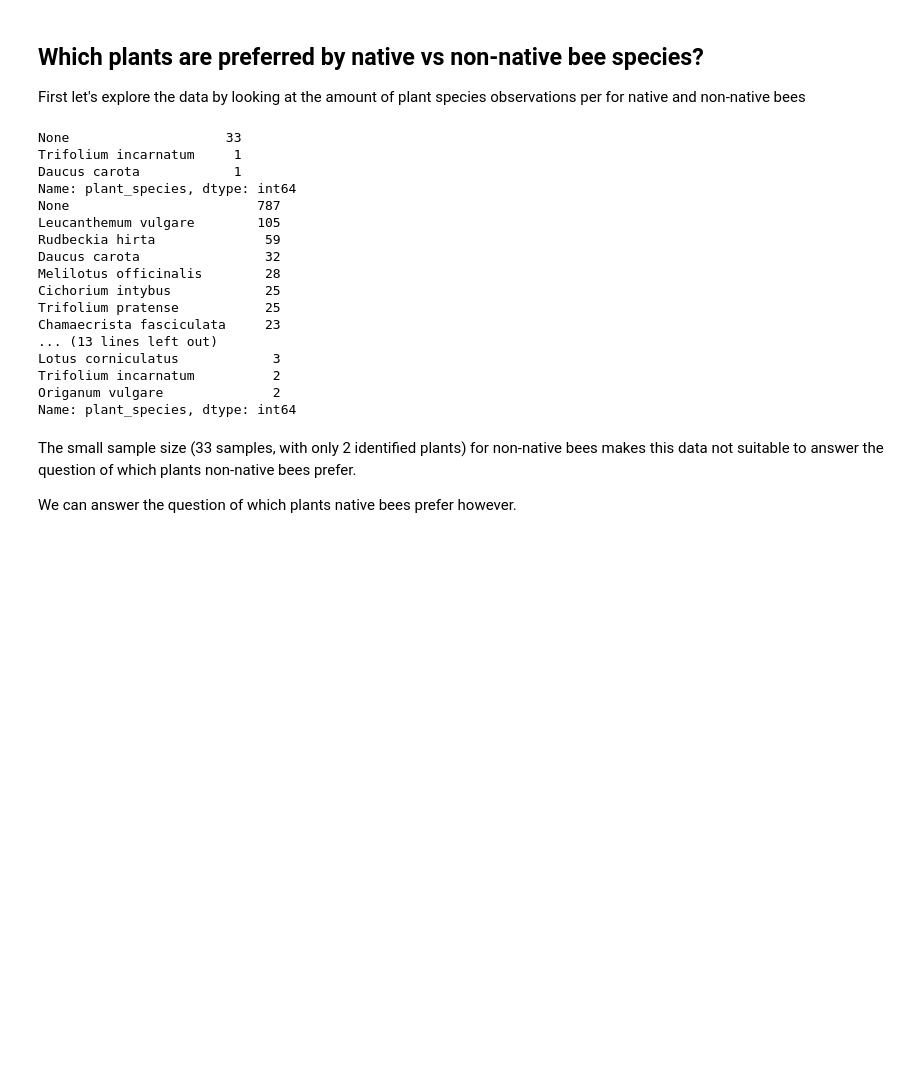
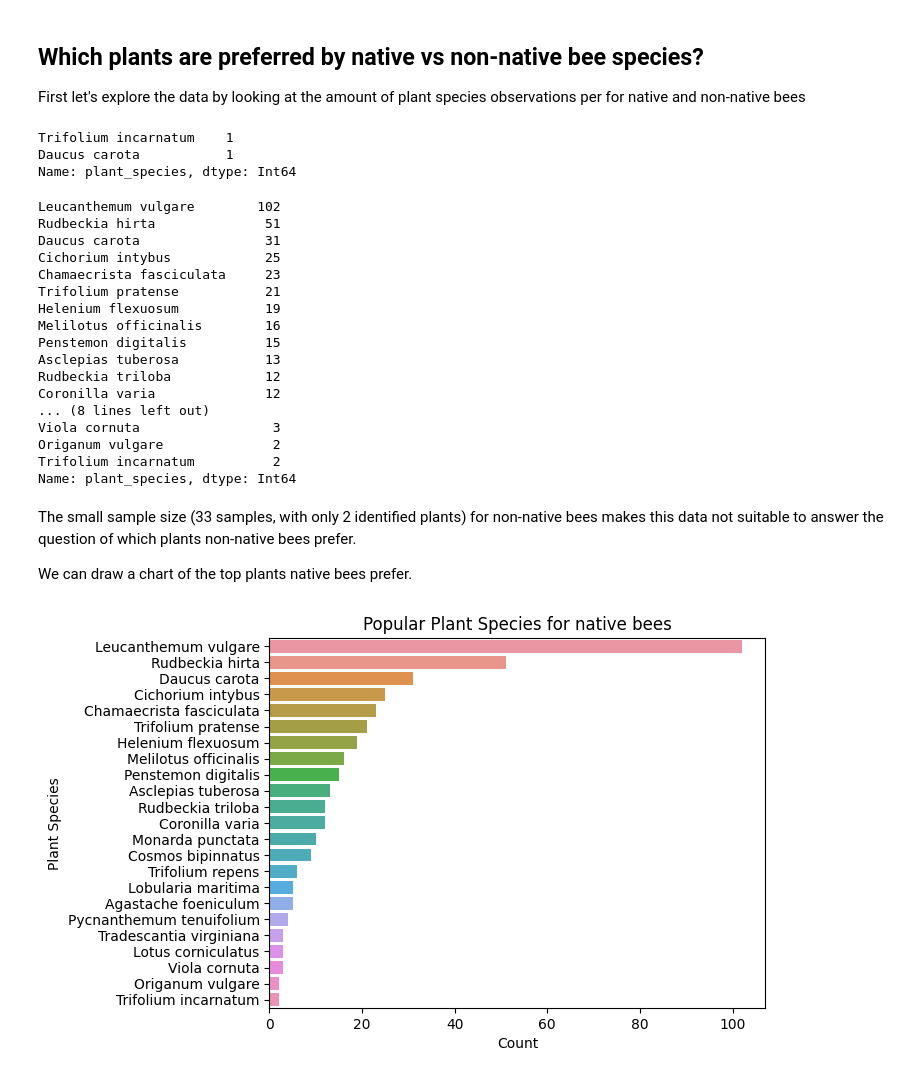
Before and after one commit to dtt101/alchemy, a Jupyter notebook: notebooks/competition-bees.ipynb, the cells around one changed output. Cells and saved outputs as stored; diff of their text form; code cells hidden in the pictures; blank space fills up the shorter version.

Commit message:
Chart for popular plant species for native bees

```diff
--- a/notebooks/competition-bees.ipynb
+++ b/notebooks/competition-bees.ipynb
@@ -129,21 +129,18 @@ import numpy as np
 # convert date column to datetime
 data['date'] = pd.to_datetime(data['date'])
 
-# convert season, site, columns, sampling to category
+# convert season, site, columns, sampling, sex to category
 data['season'] = data['season'].astype('category')
 data['site'] = data['site'].astype('category')
 data['sampling'] = data['sampling'].astype('category')
+data['sex'] = data['sex'].astype('category')
 
-# convert native_or_non from string to boolean
+# convert native_or_non from string to boolean, with a better name
 data['native_plant'] = data['native_or_non'].map({'native': True, 'non-native': False})
 # drop the original native_or_non column
 data = data.drop('native_or_non', axis=1)
 
-# convert nonnative_bee column to boolean, first setting n/a value to 0.0
-data['nonnative_bee'] = data['nonnative_bee'].fillna(0.0)
-data['nonnative_bee'] = data['nonnative_bee'].astype('bool')
-
-# convert plant_species to string, replacing None with np.nan
+# convert following to string (dealing with different empty values appropriately)
 data['plant_species'] = data['plant_species'].replace('None', np.nan).astype('string')
-
-data.head(5)
+data['bee_species'] = data['bee_species'].astype('string')
+data['specialized_on'] = data['specialized_on'].astype('string')
@@ -160,27 +150,49 @@ data.head(5)
 First let's explore the data by looking at the amount of plant species observations per for native and non-native bees
 # %%
 # show plant_species for non_native_bee values of 1 and 0
-print(data[data['nonnative_bee'] == True]['plant_species'].value_counts())
-print(data[data['nonnative_bee'] == False]['plant_species'].value_counts())
+display(data[data['nonnative_bee'] == 1]['plant_species'].value_counts())
+display(data[data['nonnative_bee'] == 0]['plant_species'].value_counts())
 # %% [output]
-None                    33
-Trifolium incarnatum     1
-Daucus carota            1
-Name: plant_species, dtype: int64
-None                        787
-Leucanthemum vulgare        105
-Rudbeckia hirta              59
-Daucus carota                32
-Melilotus officinalis        28
-Cichorium intybus            25
-Trifolium pratense           25
-Chamaecrista fasciculata     23
-... (13 lines left out)
-Lotus corniculatus            3
-Trifolium incarnatum          2
-Origanum vulgare              2
-Name: plant_species, dtype: int64
+Trifolium incarnatum    1
+Daucus carota           1
+Name: plant_species, dtype: Int64
+Leucanthemum vulgare        102
+Rudbeckia hirta              51
+Daucus carota                31
+Cichorium intybus            25
+Chamaecrista fasciculata     23
+Trifolium pratense           21
+Helenium flexuosum           19
+Melilotus officinalis        16
+Penstemon digitalis          15
+Asclepias tuberosa           13
+Rudbeckia triloba            12
+Coronilla varia              12
+... (8 lines left out)
+Viola cornuta                 3
+Origanum vulgare              2
+Trifolium incarnatum          2
+Name: plant_species, dtype: Int64
 # %% [markdown]
 The small sample size (33 samples, with only 2 identified plants) for non-native bees makes this data not suitable to answer the question of which plants non-native bees prefer.
 
-We can answer the question of which plants native bees prefer however.
+We can draw a chart of the top plants native bees prefer.
+# %%
+# drop a horizontal bar chart of the top ten plant_species where nonnative_bee is 0
+# data[data['nonnative_bee'] == 0]['plant_species'].value_counts().head(10).plot.barh()
+
+import seaborn as sns
+
+# countplot of plant_species where nonnative_bee = 0 sorted by highest count
+chart = sns.countplot(
+    data=data[data['nonnative_bee'] == 0],
+    y='plant_species',
+    order=data[data['nonnative_bee'] == 0]['plant_species'].value_counts().index
+    )
+labels = chart.set(
+    xlabel="Count",
+    ylabel="Plant Species",
+    title="Popular Plant Species for native bees"
+)
+# %% [output]
+[figure, added]
```
Also changed, not shown: parts of 1 cell of this notebook.
